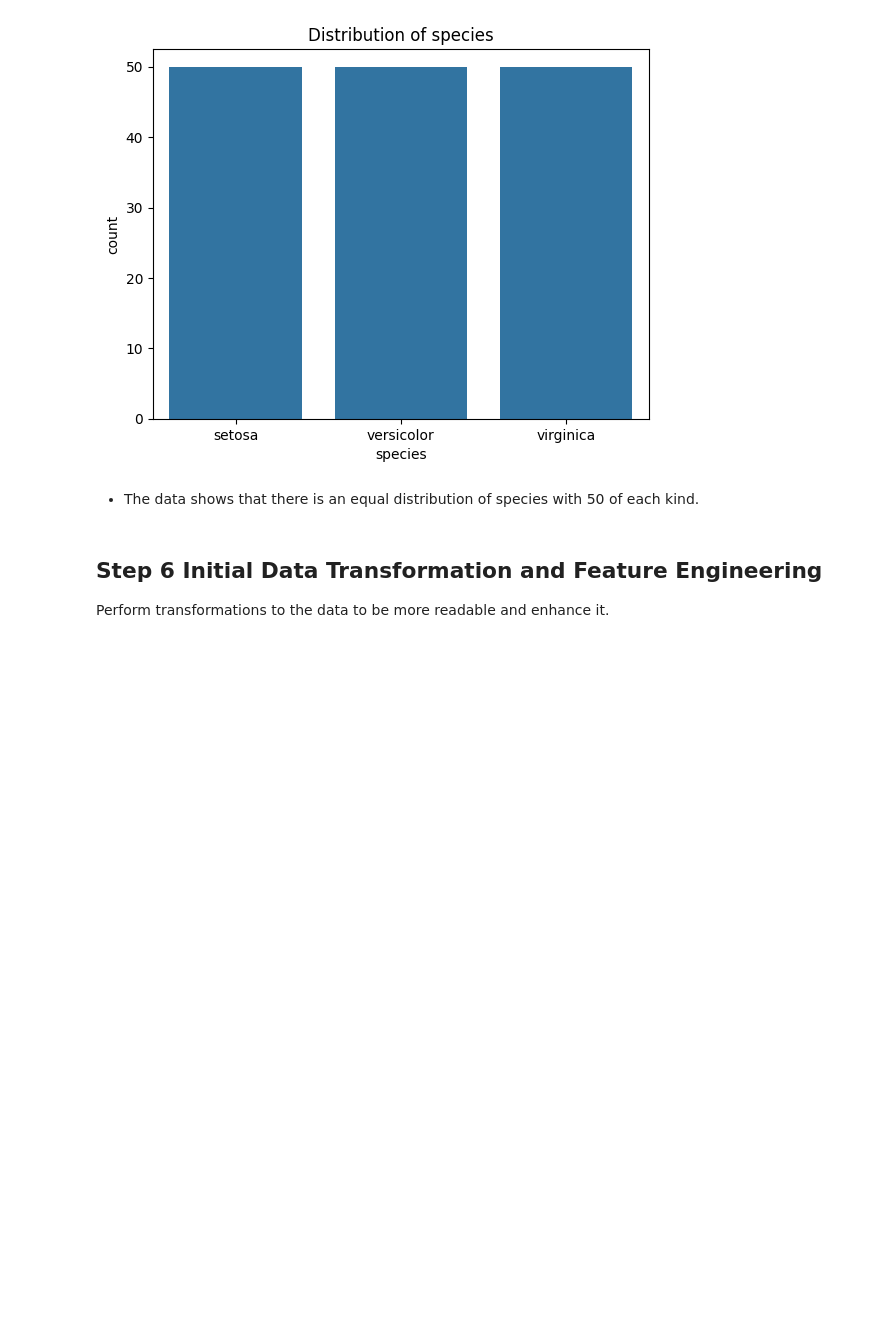
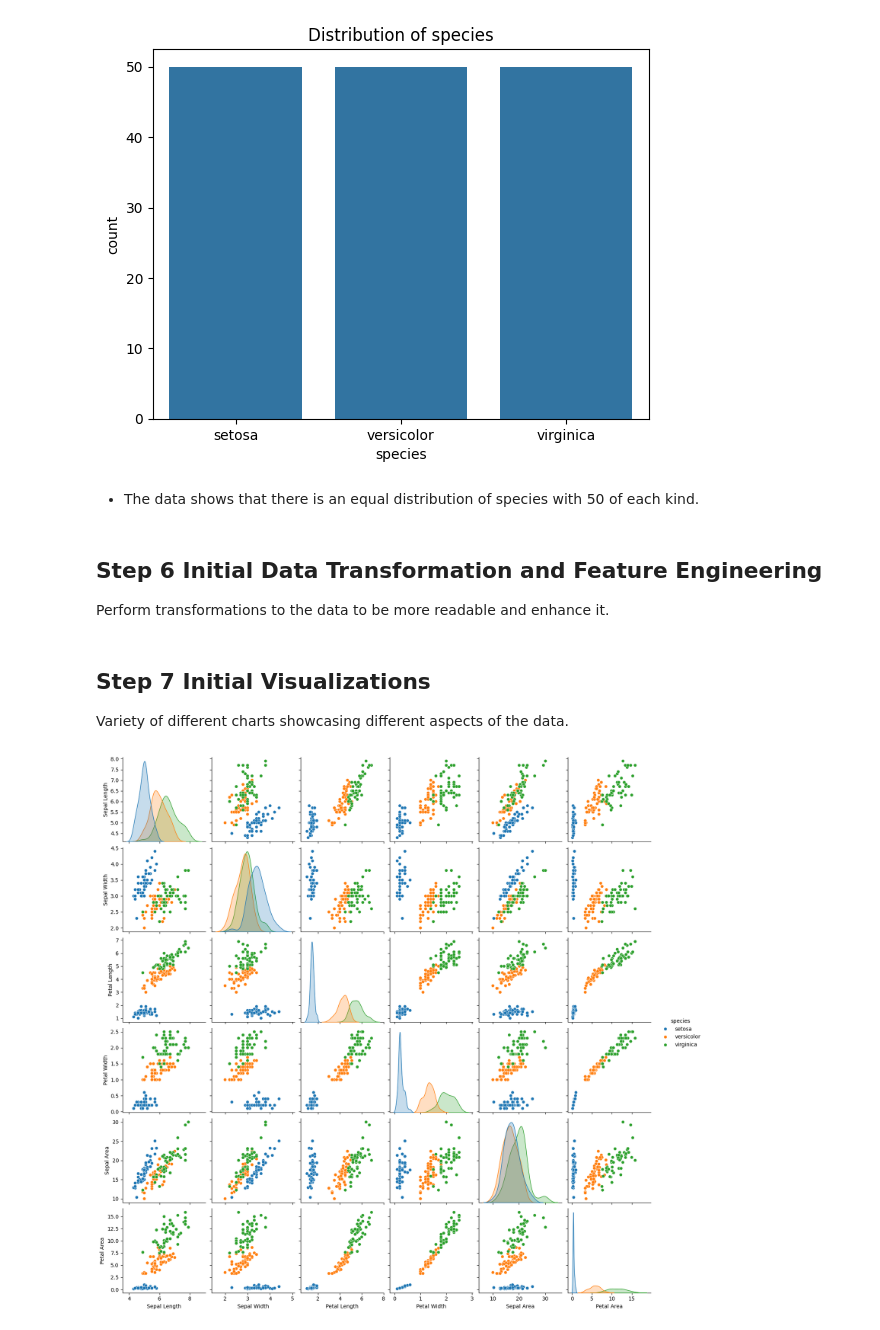
Before and after one commit to ClaytonSeabaughGH/datafun-04-jupyter, a Jupyter notebook: Seabaugh_eda.ipynb, the cells around one changed output. Cells and saved outputs as stored; diff of their text form; code cells hidden in the pictures; blank space fills up the shorter version.

```diff
--- a/Seabaugh_eda.ipynb
+++ b/Seabaugh_eda.ipynb
@@ -131,3 +131,12 @@ df.rename(columns={'petal_width': 'Petal Width'}, inplace=True)
 # Adding new columns
 df['Sepal Area'] = df['Sepal Length'] * df['Sepal Width']
 df['Petal Area'] = df['Petal Length'] * df['Petal Width']
+# %% [markdown]
+## Step 7 Initial Visualizations
+Variety of different charts showcasing different aspects of the data.
+# %%
+# Display Plots
+sns.pairplot(df, hue='species')
+plt.show()
+# %% [output]
+[figure, added]
```
Also changed, not shown: parts of 1 cell of this notebook.
